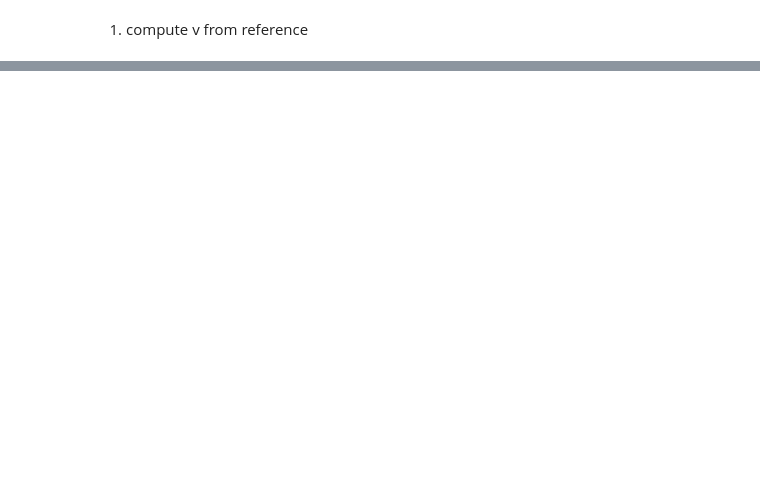
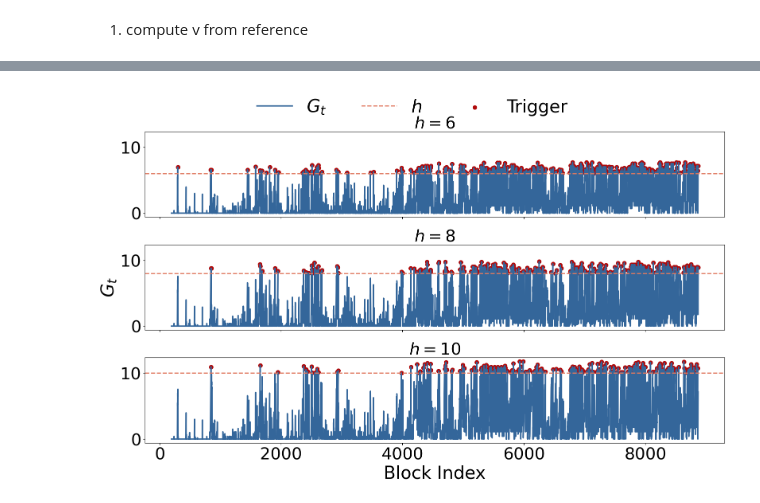
Before and after one commit to SafeNetIoT/LANTERN, a Jupyter notebook: calibration/calibration.ipynb, the cells around one changed output, grey strips where cells are left out. Cells and saved outputs as stored; diff of their text form; code cells hidden in the pictures; blank space fills up the shorter version.

```diff
--- a/calibration/calibration.ipynb
+++ b/calibration/calibration.ipynb
@@ -259,0 +481,89 @@ plt.show()
+# %%
+import matplotlib.pyplot as plt
+
+# --- config ---
+nu_name = "3sigma"
+nu_value = nu_dict[nu_name]
+compare_h = [6, 8, 10]
+
+FIG_SIZE = (16, 10)
+FONT_LABEL = 32
+FONT_TICK =30
+FONT_TITLE = 30
+
+COLORS = {
+    "Gt": "#34669A",
+    "threshold": "#E0795F",
+    "trigger": "#B00A0B",
+}
+
+# --- subplot ---
+fig, axes = plt.subplots(len(compare_h), 1, figsize=FIG_SIZE, sharex=True, sharey=True)
+
+for i, h in enumerate(compare_h):
+    ax = axes[i]
+
+    trace_df, triggers = extract_config_trace(test_df, nu_value, h)
+
+    # G_t
+    ax.plot(
+        trace_df["block_index"],
+        trace_df["G_t"],
+        linewidth=2.5,
+        color=COLORS["Gt"],
+        label=r"$G_t$" if i == 0 else None   # only once
+    )
+
+    # threshold (label as generic "h")
+    ax.axhline(
+        h,
+        linestyle="--",
+        linewidth=2,
+        color=COLORS["threshold"],
+        label=r"$h$" if i == 0 else None
+    )
+
+    # triggers
+    if len(triggers) > 0:
+        trig_x = trace_df.iloc[triggers]["block_index"]
+        trig_y = trace_df.iloc[triggers]["G_t"]
+
+        ax.scatter(
+            trig_x,
+            trig_y,
+            s=50,
+            color=COLORS["trigger"],
+            label="Trigger" if i == 0 else None
+        )
+
+    # y label only once
+    if i == 1:   # center subplot
+        ax.set_ylabel(r"$G_t$", fontsize=FONT_LABEL)
+
+    # x label only at bottom
+    if i == len(compare_h) - 1:
+        ax.set_xlabel("Block Index", fontsize=FONT_LABEL)
+
+    # ticks
+    ax.tick_params(axis="both", labelsize=FONT_TICK)
+
+    # subplot title
+    ax.set_title(fr"$h={h}$", fontsize=FONT_TITLE)
+
+# --- shared legend ---
+handles, labels = axes[0].get_legend_handles_labels()
+fig.legend(
+    handles,
+    labels,
+    loc="upper center",
+    bbox_to_anchor=(0.5, 1.02),
+    ncol=3,
+    fontsize=FONT_LABEL,
+    frameon=False
+)
+
+plt.tight_layout(rect=[0, 0, 1, 0.95])
+plt.savefig("../data/figs/rq3_operational_behaviour.pdf", bbox_inches="tight")
+plt.show()
+# %% [output]
+[figure, added]
```
Also changed, not shown: parts of 12 cells of this notebook, 36 other files.
